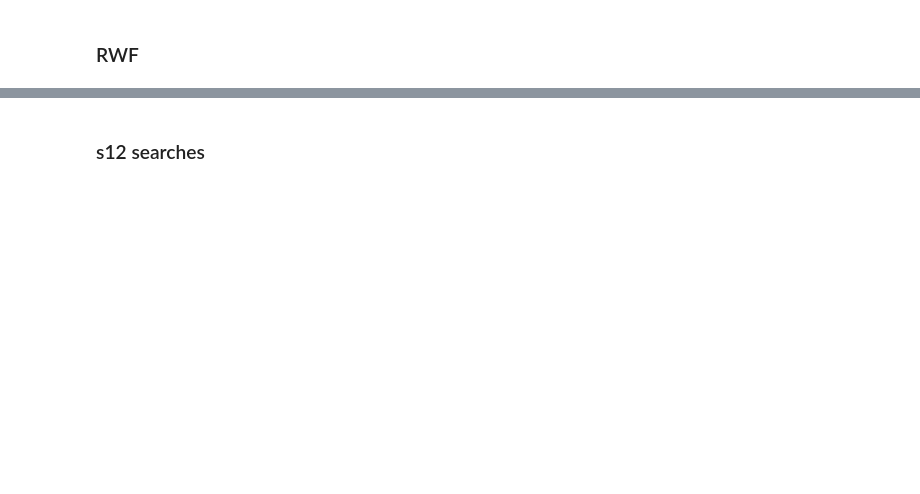
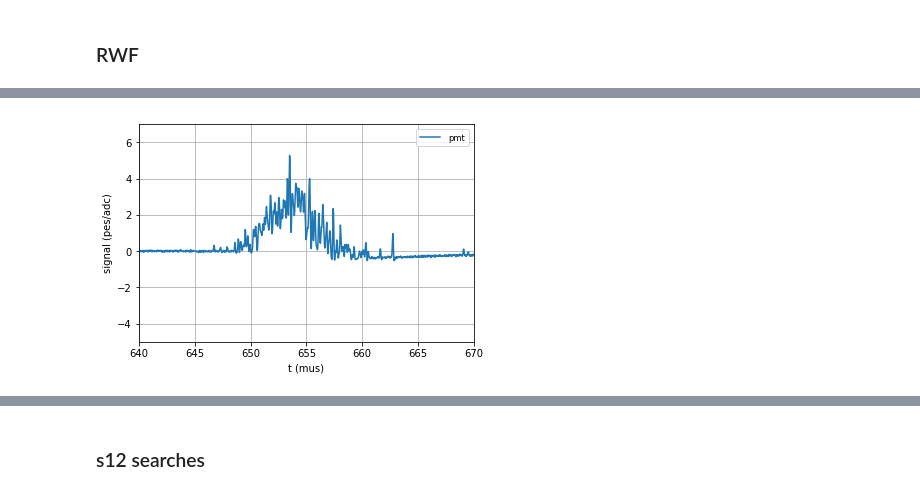
Before and after one commit to abotas/ICARO, a Jupyter notebook: invisible_cities/LSC/r3379.ipynb, the cells around one changed output, grey strips where cells are left out. Drawn from its saved outputs; the diff is of its cells as text; code cells hidden in the pictures; blank space fills up the shorter version.

```diff
--- a/invisible_cities/LSC/r3379.ipynb
+++ b/invisible_cities/LSC/r3379.ipynb
@@ -294,3 +209,7 @@ mpl.plot_pmt_signals_vs_time_mus(CAL_PMT,
+# %%
+mpl.plot_signal_vs_time_mus(CAL_PMT[0], t_min=640, t_max=670, signal_min=-5, signal_max=7, label='pmt')
+# %% [output]
+[figure, added]
 # %%
 csum, csum_mau = cpf.calibrated_pmt_sum(CWF,adc_to_pes, pmt_active)
 # %%
```
Also changed, not shown: parts of 33 cells of this notebook, 10 other files.
